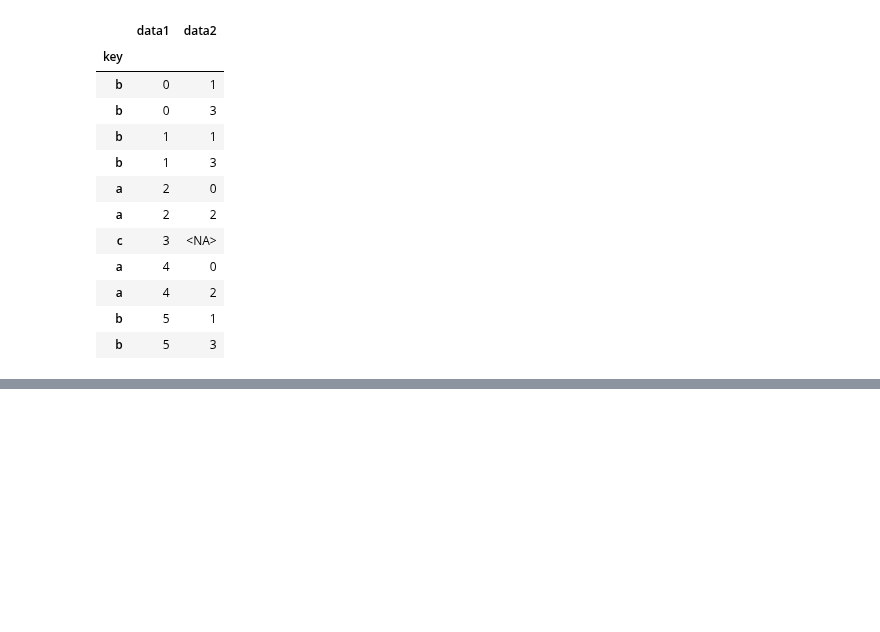
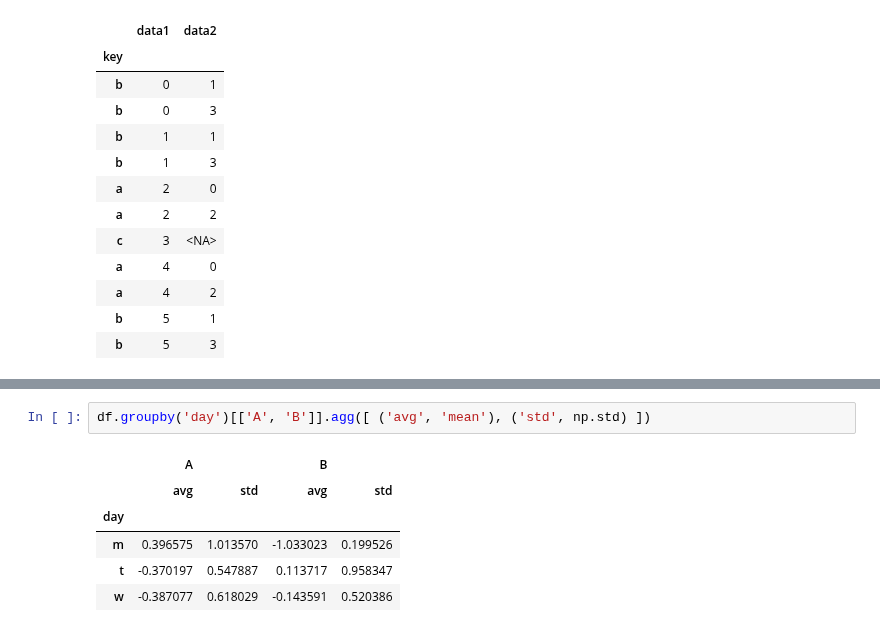
Before and after one commit to UtsavParashar/PythonProblems, a Jupyter notebook: Pandas/test_pandas.ipynb, the cells around one changed output, grey strips where cells are left out. Drawn from its saved outputs; the diff is of its cells as text; blank space fills up the shorter version.

```diff
--- a/Pandas/test_pandas.ipynb
+++ b/Pandas/test_pandas.ipynb
@@ -397,0 +382,9 @@ class Solution:
+# %%
+df.groupby('day')[['A', 'B']].agg([ ('avg', 'mean'), ('std', np.std) ])
+# %% [output]
+|  | A |  | B |  |
+|  | avg | std | avg | std |
+| day |  |  |  |  |
+| m | 0.396575 | 1.013570 | -1.033023 | 0.199526 |
+| t | -0.370197 | 0.547887 | 0.113717 | 0.958347 |
+| w | -0.387077 | 0.618029 | -0.143591 | 0.520386 |
```
Also changed, not shown: parts of 24 cells of this notebook.
